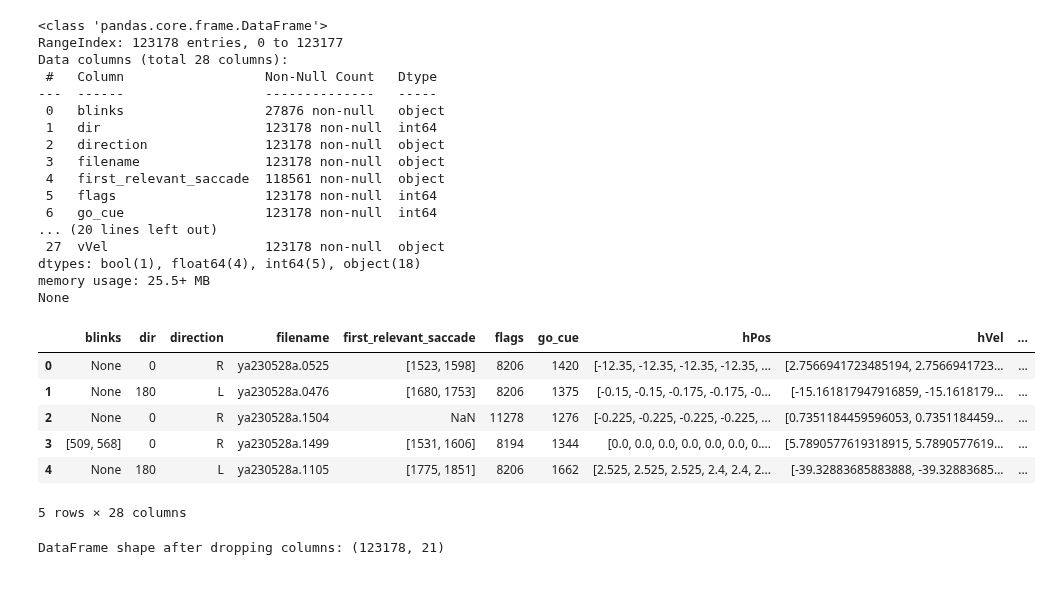
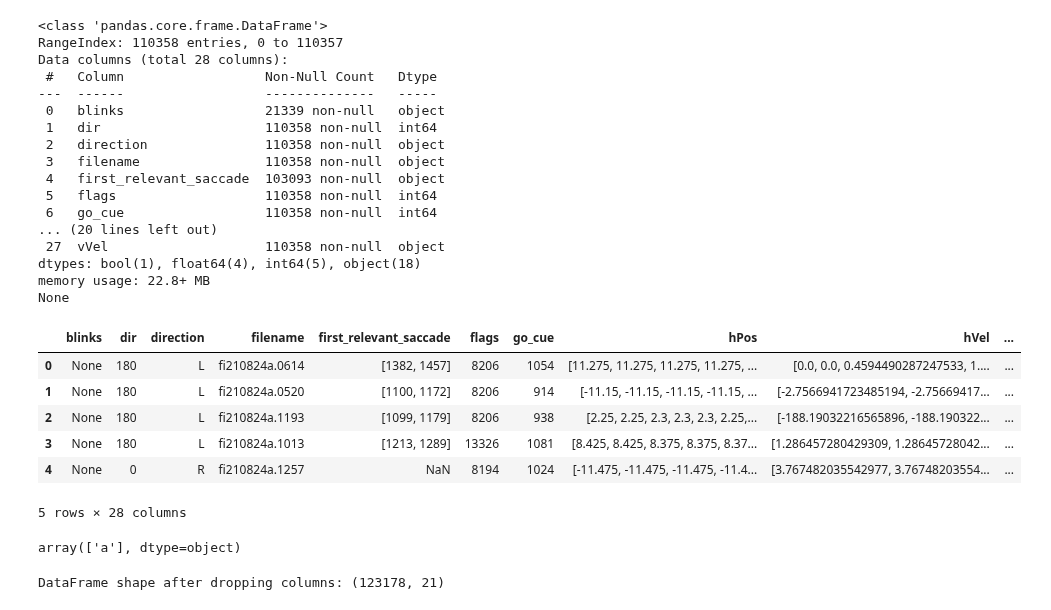
Before and after one commit to barrackHa/Population-Analysis, a Jupyter notebook: data_pre_proc/cell_db_creator.ipynb, the cells around one changed output. Cells and saved outputs as stored; diff of their text form; code cells hidden in the pictures.

```diff
--- a/data_pre_proc/cell_db_creator.ipynb
+++ b/data_pre_proc/cell_db_creator.ipynb
@@ -35,39 +35,43 @@ hv.opts.defaults(
 [interactive output not drawn]
 [interactive output not drawn]
 # %%
-monkey = 'yasmin' # 'yasmin'  or 'fiona'
+monkey = 'fiona' # 'yasmin'  or 'fiona'
 base_path = Path.cwd().parent / 'data' / 'csst_trials_pkls'
 filepath = base_path / f'all_{monkey}_CSST_trials_df.pkl'
 df = pd.read_pickle(filepath)
 
 print(df.info())
 # df.iloc[:2]
 df.head()
 # %% [output]
 <class 'pandas.core.frame.DataFrame'>
-RangeIndex: 123178 entries, 0 to 123177
+RangeIndex: 110358 entries, 0 to 110357
 Data columns (total 28 columns):
  #   Column                  Non-Null Count   Dtype
 ---  ------                  --------------   -----
- 0   blinks                  27876 non-null   object
- 1   dir                     123178 non-null  int64
- 2   direction               123178 non-null  object
- 3   filename                123178 non-null  object
- 4   first_relevant_saccade  118561 non-null  object
- 5   flags                   123178 non-null  int64
- 6   go_cue                  123178 non-null  int64
+ 0   blinks                  21339 non-null   object
+ 1   dir                     110358 non-null  int64
+ 2   direction               110358 non-null  object
+ 3   filename                110358 non-null  object
+ 4   first_relevant_saccade  103093 non-null  object
+ 5   flags                   110358 non-null  int64
+ 6   go_cue                  110358 non-null  int64
 ... (20 lines left out)
- 27  vVel                    123178 non-null  object
+ 27  vVel                    110358 non-null  object
 dtypes: bool(1), float64(4), int64(5), object(18)
-memory usage: 25.5+ MB
+memory usage: 22.8+ MB
 None
 |  | blinks | dir | direction | filename | first_relevant_saccade | flags | go_cue | hPos | hVel | ... |
-| 0 | None | 0 | R | ya230528a.0525 | [1523, 1598] | 8206 | 1420 | [-12.35, -12.35, -12.35, -12.35, ... | [2.7566941723485194, 2.7566941723... | ... |
-| 1 | None | 180 | L | ya230528a.0476 | [1680, 1753] | 8206 | 1375 | [-0.15, -0.15, -0.175, -0.175, -0... | [-15.161817947916859, -15.1618179... | ... |
-| 2 | None | 0 | R | ya230528a.1504 | NaN | 11278 | 1276 | [-0.225, -0.225, -0.225, -0.225, ... | [0.7351184459596053, 0.7351184459... | ... |
-| 3 | [509, 568] | 0 | R | ya230528a.1499 | [1531, 1606] | 8194 | 1344 | [0.0, 0.0, 0.0, 0.0, 0.0, 0.0, 0.... | [5.7890577619318915, 5.7890577619... | ... |
-| 4 | None | 180 | L | ya230528a.1105 | [1775, 1851] | 8206 | 1662 | [2.525, 2.525, 2.525, 2.4, 2.4, 2... | [-39.32883685883888, -39.32883685... | ... |
+| 0 | None | 180 | L | fi210824a.0614 | [1382, 1457] | 8206 | 1054 | [11.275, 11.275, 11.275, 11.275, ... | [0.0, 0.0, 0.4594490287247533, 1.... | ... |
+| 1 | None | 180 | L | fi210824a.0520 | [1100, 1172] | 8206 | 914 | [-11.15, -11.15, -11.15, -11.15, ... | [-2.7566941723485194, -2.75669417... | ... |
+| 2 | None | 180 | L | fi210824a.1193 | [1099, 1179] | 8206 | 938 | [2.25, 2.25, 2.3, 2.3, 2.3, 2.25,... | [-188.19032216565896, -188.190322... | ... |
+| 3 | None | 180 | L | fi210824a.1013 | [1213, 1289] | 13326 | 1081 | [8.425, 8.425, 8.375, 8.375, 8.37... | [1.286457280429309, 1.28645728042... | ... |
+| 4 | None | 0 | R | fi210824a.1257 | NaN | 8194 | 1024 | [-11.475, -11.475, -11.475, -11.4... | [3.767482035542977, 3.76748203554... | ... |
 5 rows × 28 columns
+# %%
+df['filename'].apply(lambda x: x.split('.')[0][-1]).unique()
+# %% [output]
+array(['a'], dtype=object)
 # %%
 # Drop unnecessary columns
 cols_to_drop = [
```
Also changed, not shown: parts of 1 cell of this notebook, 4 other files.
